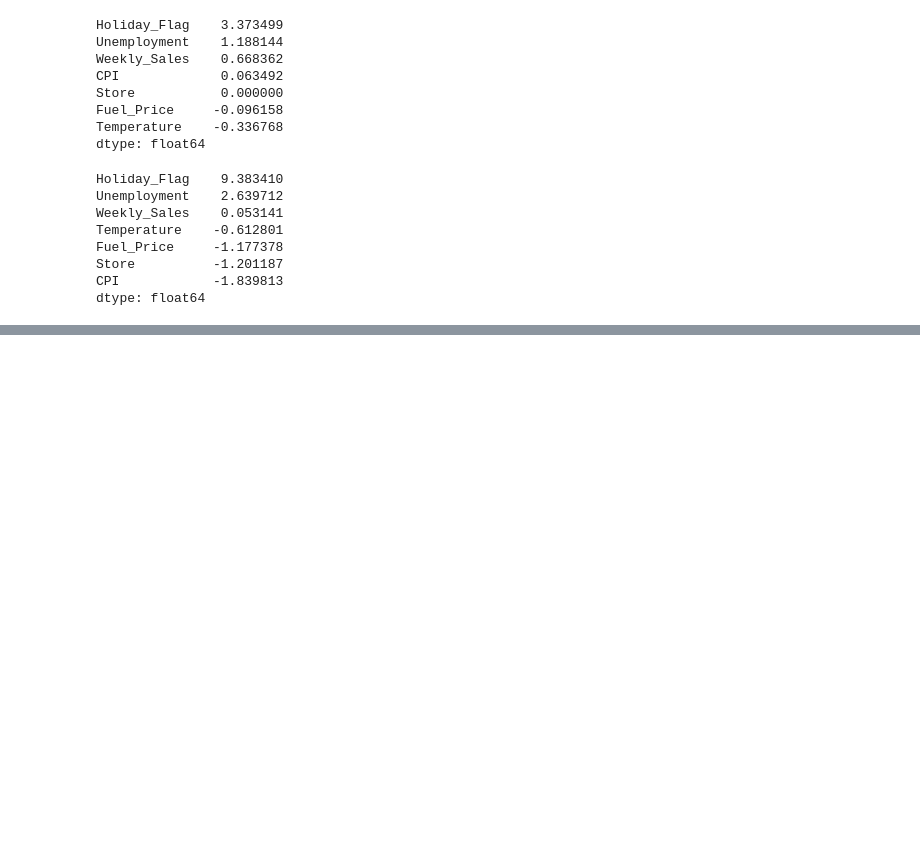
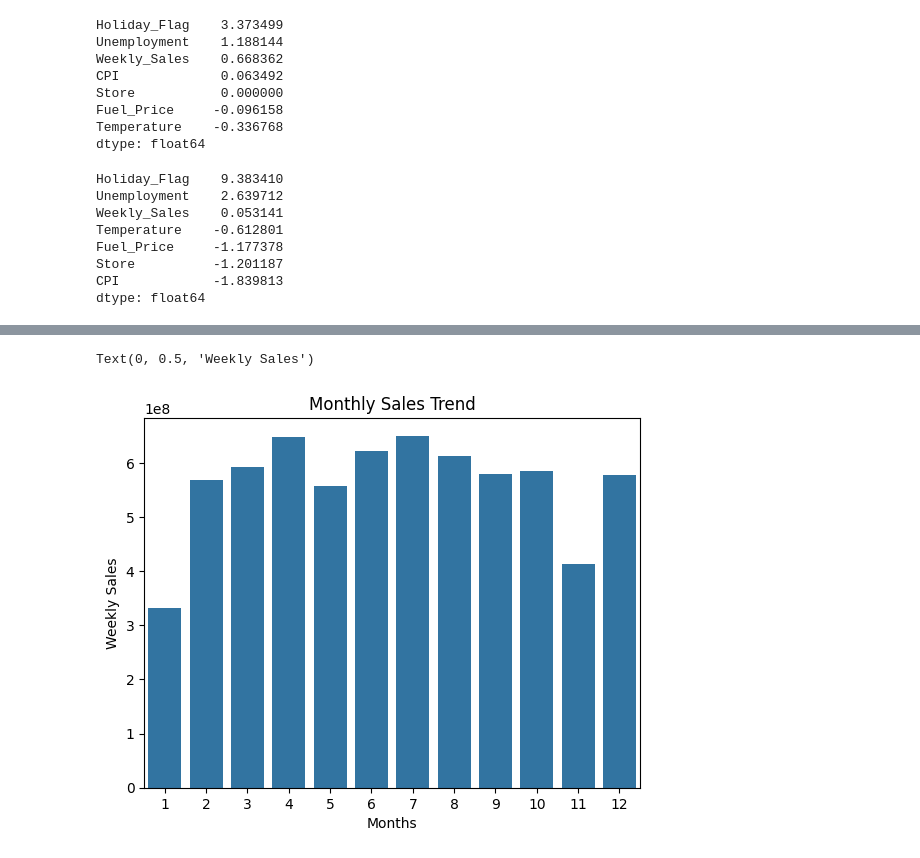
Before and after one commit to ShlokGadhave/Walmart, a Jupyter notebook: main.ipynb, the cells around one changed output, grey strips where cells are left out. Cells and saved outputs as stored; diff of their text form; code cells hidden in the pictures; blank space fills up the shorter version.

```diff
--- a/main.ipynb
+++ b/main.ipynb
@@ -212,0 +234,4 @@ dtype: float64
+# %%
+# Monthly Sales Trend
+stores_per_month=df.groupby('Month')['Weekly_Sales'].sum().reset_index(name='Sum')
+stores_per_month
@@ -212,0 +252,8 @@ dtype: float64
+# %%
+sns.barplot(data=stores_per_month,x='Month',y='Sum')
+plt.title('Monthly Sales Trend')
+plt.xlabel('Months')
+plt.ylabel('Weekly Sales')
+# %% [output]
+Text(0, 0.5, 'Weekly Sales')
+[figure, added]
```
Also changed, not shown: parts of 10 cells of this notebook.
